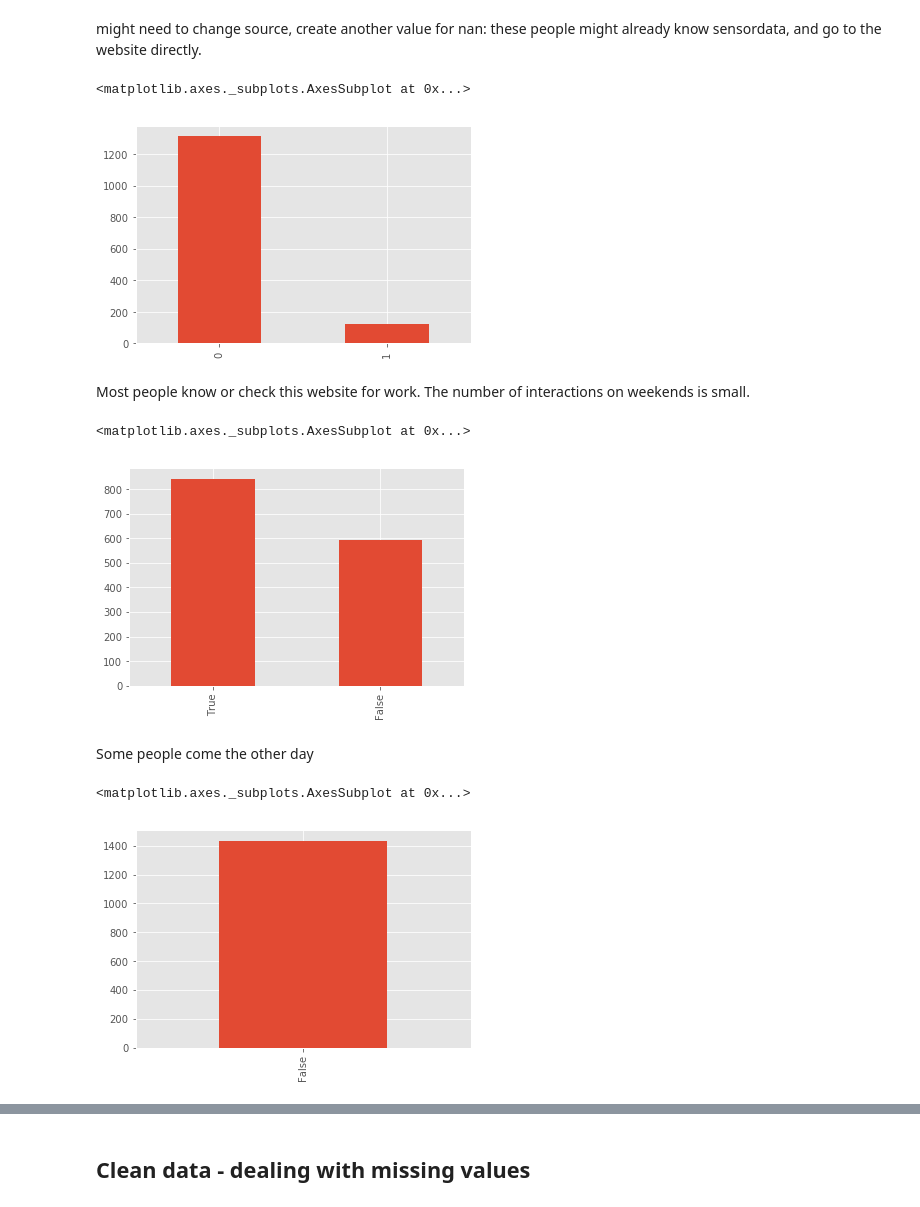
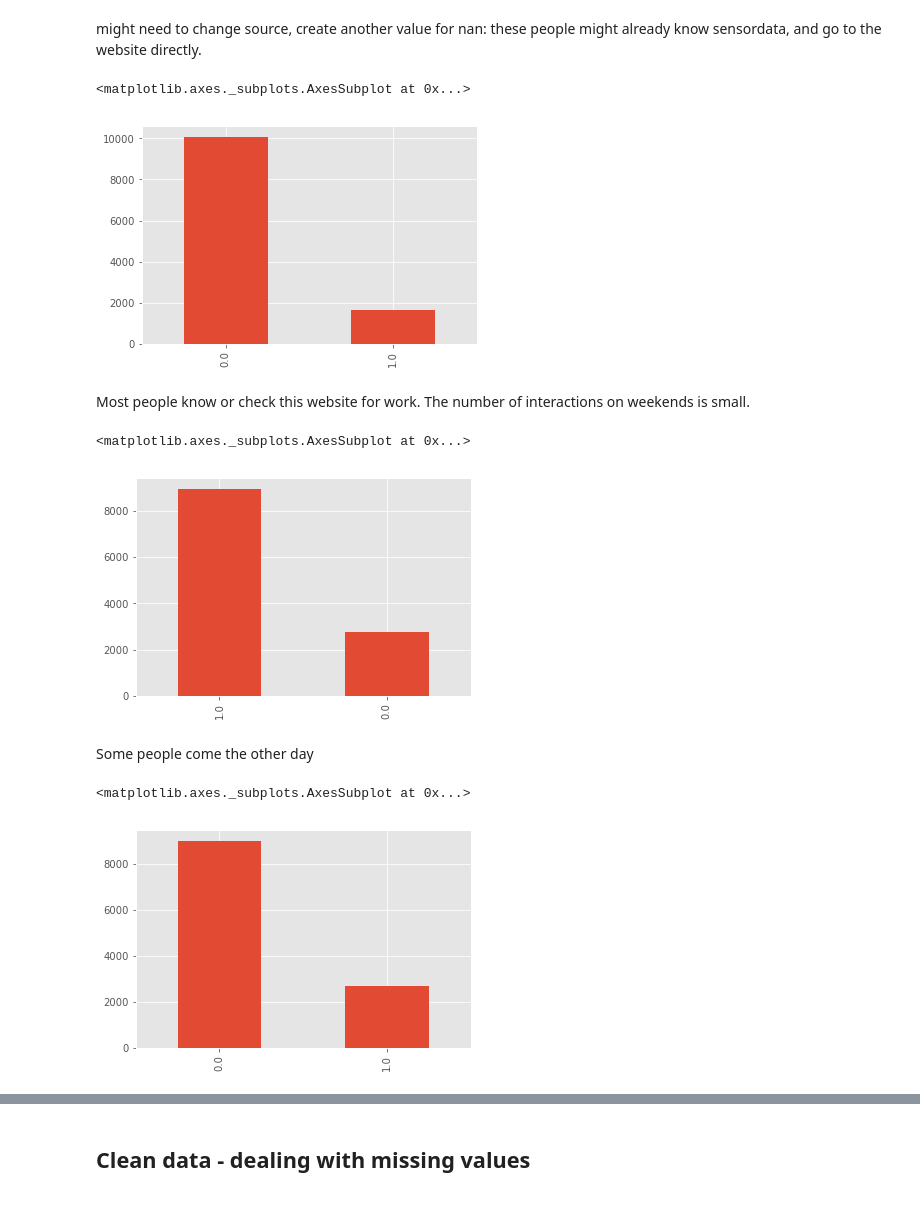
Before and after one commit to whmadan/sensor_capstone, a Jupyter notebook: sensor_feature_engineering.ipynb, the cells around one changed output, grey strips where cells are left out. Cells and saved outputs as stored; diff of their text form; code cells hidden in the pictures.

```diff
--- a/sensor_feature_engineering.ipynb
+++ b/sensor_feature_engineering.ipynb
@@ -215,0 +179,6 @@ df['source'].value_counts(dropna=False).plot.bar()
+# %%
+df_new['model_bin'] = df_new['model']
+# %%
+df_new.model_bin[~df_new.model.isin(['pc','mac'])] = 'others'
+
+#s[s.index.isin([2, 4, 6])]
@@ -215,0 +212,4 @@ df['source'].value_counts(dropna=False).plot.bar()
+# %%
+df_new['os_bin'] = df_new['os']
+# %%
+df_new.os_bin[~df_new.os.isin(['windows','macosx'])] = 'others'
@@ -216,21 +238,21 @@ df['source'].value_counts(dropna=False).plot.bar()
 # %% [markdown]
 might need to change source, create another value for nan: these people might already know sensordata, and go to the website directly.
 # %%
-df['weekend'].value_counts(dropna=False).plot.bar()
+df_new['weekend'].value_counts(dropna=False).plot.bar()
 # %% [output]
 <matplotlib.axes._subplots.AxesSubplot at 0x...>
-[figure, old version]
+[figure, new version]
 # %% [markdown]
 Most people know or check this website for work. The number of interactions on weekends is small.
 # %%
-df['is_fd'].value_counts(dropna=False).plot.bar()
+df_new['is_fd'].value_counts(dropna=False).plot.bar()
 # %% [output]
 <matplotlib.axes._subplots.AxesSubplot at 0x...>
-[figure, old version]
+[figure, new version]
 # %% [markdown]
 Some people come the other day
 # %%
-df['is_ft'].value_counts(dropna=False).plot.bar()
+df_new['is_ft'].value_counts(dropna=False).plot.bar()
 # %% [output]
 <matplotlib.axes._subplots.AxesSubplot at 0x...>
-[figure, old version]
+[figure, new version]
```
Also changed, not shown: parts of 113 cells of this notebook, 2 other files.
